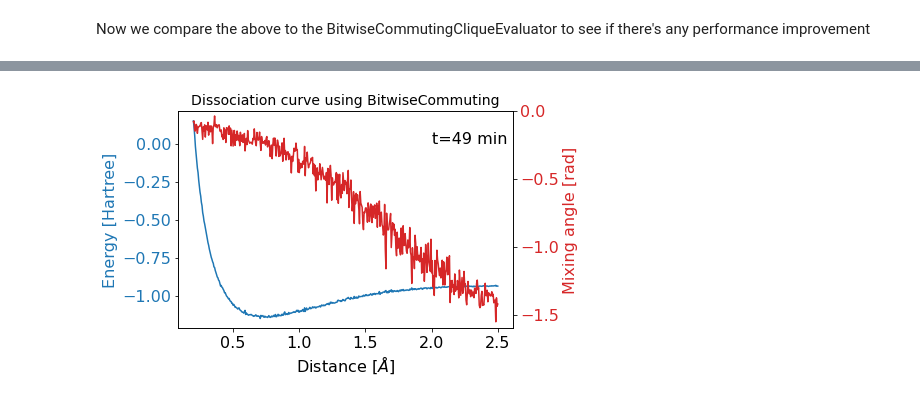
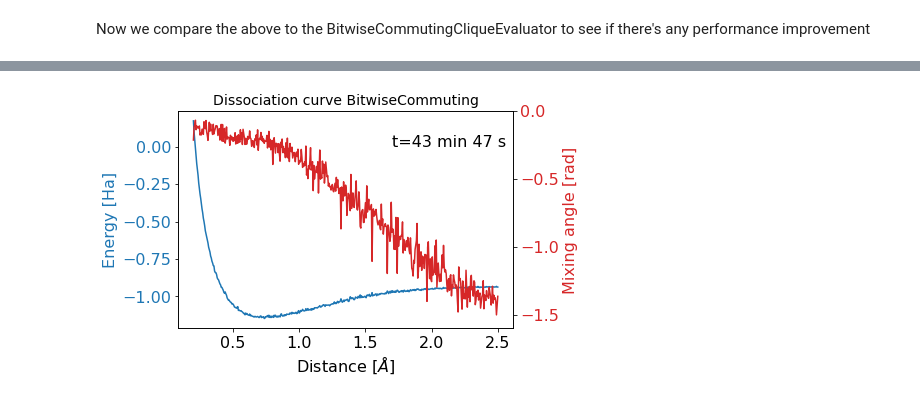
Before and after one commit to KTBieniasz/molecule-solution, a Jupyter notebook: dissociation-curve.ipynb, the cells around one changed output, grey strips where cells are left out. Drawn from its saved outputs; the diff is of its cells as text; code cells hidden in the pictures.

```diff
--- a/dissociation-curve.ipynb
+++ b/dissociation-curve.ipynb
@@ -147,16 +155,16 @@ print(t_jw1_bitwise)
 # %%
-plt.title("Dissociation curve using BitwiseCommuting",fontsize=14)
+plt.title("Dissociation curve BitwiseCommuting",fontsize=14)
 plt.plot(dist,en_jw1_bitwise+energy_nuc)
-plt.text(2,0,"t={t:.0f} min".format(t=t_jw1_bitwise/60),fontsize=16)
+plt.text(1.7,0,"t={m:.0f} min {s:.0f} s".format(m=t_jw1_bitwise//60, s=t_jw1_bitwise%60),fontsize=16)
 plt.xlabel('Distance $[\\AA]$', fontsize=16)
 plt.tick_params(axis='x', labelsize=16)
-plt.ylabel('Energy [Hartree]', color="tab:blue", fontsize=16)
+plt.ylabel('Energy [Ha]', color="tab:blue", fontsize=16)
 plt.tick_params(axis='y', labelcolor="C0",labelsize=16)
 plt.twinx()
 plt.plot(dist,par_jw1_bitwise,color="C3")
 plt.ylim(-1.6,0)
 plt.ylabel('Mixing angle [rad]', color="tab:red", fontsize=16)
 plt.tick_params(axis='y', labelcolor="C3",labelsize=16)
 plt.show()
 # %% [output]
-[figure, old version]
+[figure, new version]
```
Also changed, not shown: parts of 13 cells of this notebook, 3 other files.
